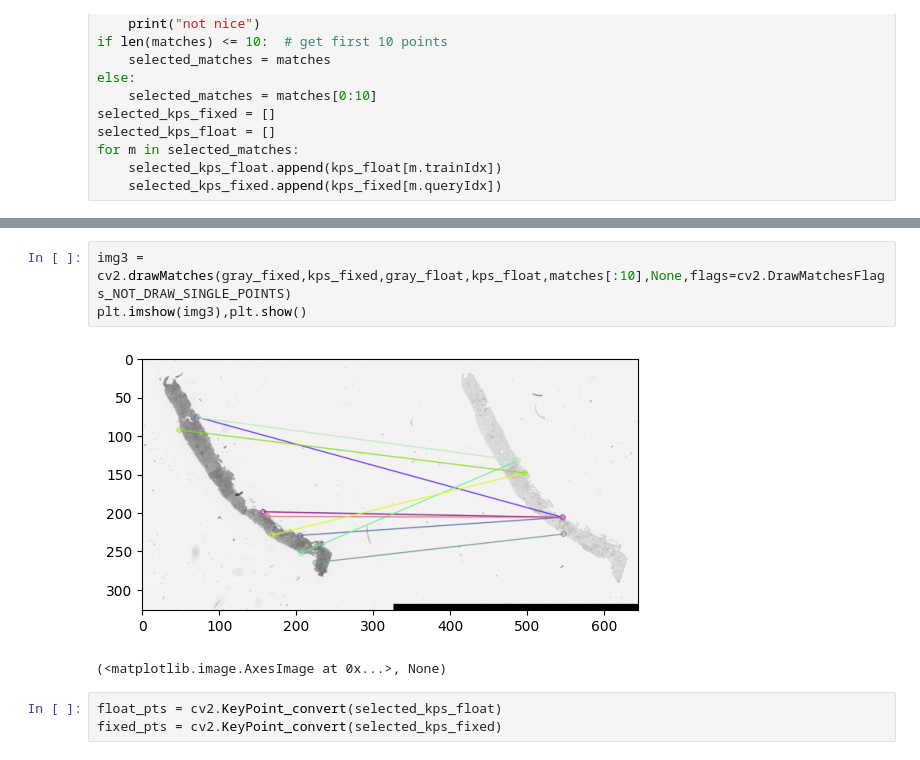
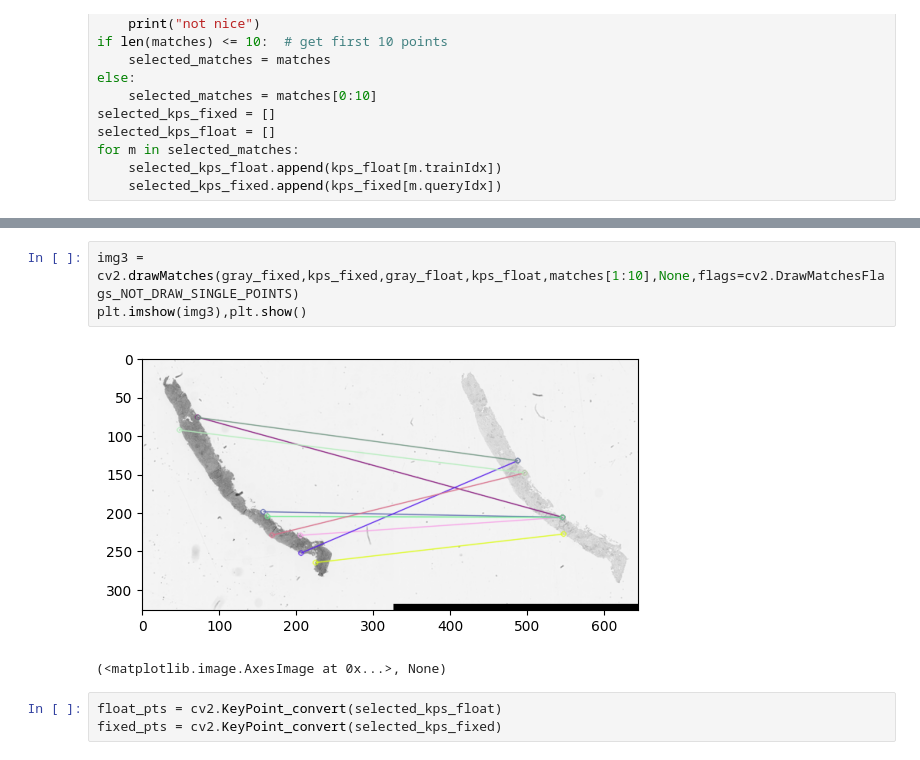
Before and after one commit to jdl624/MSBMI_Practicum, a Jupyter notebook: Testing Restianed Aligner/src/restained_preprocess.ipynb, the cells around one changed output, grey strips where cells are left out. Cells and saved outputs as stored; diff of their text form.

Commit message:
3/2 edits, need to fix float indicies

```diff
--- a/Testing Restianed Aligner/src/restained_preprocess.ipynb
+++ b/Testing Restianed Aligner/src/restained_preprocess.ipynb
@@ -105,8 +75,8 @@ selected_kps_fixed
 # %%
-img3 = cv2.drawMatches(gray_fixed,kps_fixed,gray_float,kps_float,matches[:10],None,flags=cv2.DrawMatchesFlags_NOT_DRAW_SINGLE_POINTS)
+img3 = cv2.drawMatches(gray_fixed,kps_fixed,gray_float,kps_float,matches[1:10],None,flags=cv2.DrawMatchesFlags_NOT_DRAW_SINGLE_POINTS)
 plt.imshow(img3),plt.show()
 # %% [output]
-[figure, old version]
+[figure, new version]
 (<matplotlib.image.AxesImage at 0x...>, None)
 # %%
 float_pts = cv2.KeyPoint_convert(selected_kps_float)
```
Also changed, not shown: parts of 30 cells of this notebook, 3 other files.
